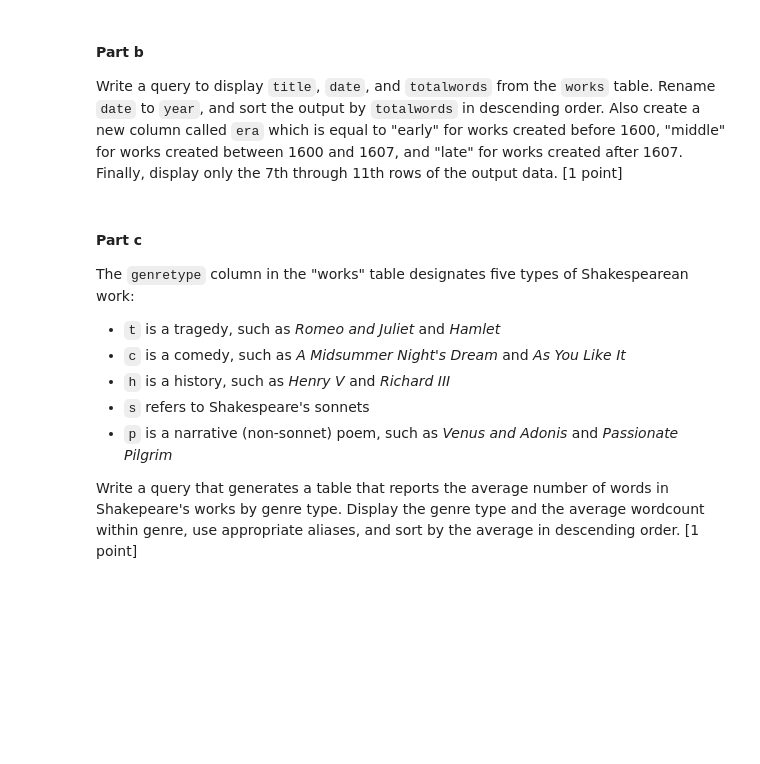
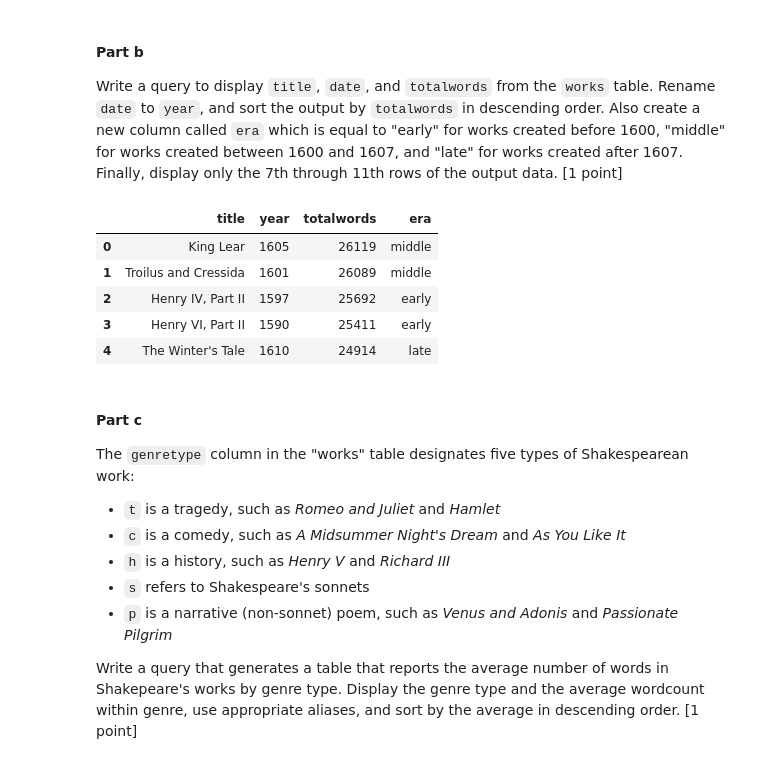
Before and after one commit to leek10/ds6001databases, a Jupyter notebook: Lab7.ipynb, the cells around one changed output. Drawn from its saved outputs; the diff is of its cells as text; code cells hidden in the pictures; blank space fills up the shorter version.

```diff
--- a/Lab7.ipynb
+++ b/Lab7.ipynb
@@ -92,6 +134,30 @@ Connect to your local PostgreSQL server (take steps to hide your password!), cre
 # %% [markdown]
 #### Part b
 Write a query to display `title`, `date`, and `totalwords` from the `works` table. Rename `date` to `year`, and sort the output by `totalwords` in descending order. Also create a new column called `era` which is equal to "early" for works created before 1600, "middle" for works created between 1600 and 1607, and "late" for works created after 1607. Finally, display only the 7th through 11th rows of the output data. [1 point]
+# %%
+query_b = '''
+SELECT
+    w.title,
+    w.date AS year,
+    w.totalwords,
+    CASE
+        WHEN w.date < 1600 THEN 'early'
+        WHEN w.date BETWEEN 1600 AND 1607 THEN 'middle'
+        WHEN w.date > 1607 THEN 'late'
+    END AS era
+    FROM works w
+ORDER BY w.totalwords DESC
+LIMIT 5 OFFSET 6
+'''
+
+pd.read_sql_query(query_b, engine)
+# %% [output]
+|  | title | year | totalwords | era |
+| 0 | King Lear | 1605 | 26119 | middle |
+| 1 | Troilus and Cressida | 1601 | 26089 | middle |
+| 2 | Henry IV, Part II | 1597 | 25692 | early |
+| 3 | Henry VI, Part II | 1590 | 25411 | early |
+| 4 | The Winter's Tale | 1610 | 24914 | late |
 # %% [markdown]
 #### Part c
 The `genretype` column in the "works" table designates five types of Shakespearean work:
```
Also changed, not shown: parts of 8 cells of this notebook.
